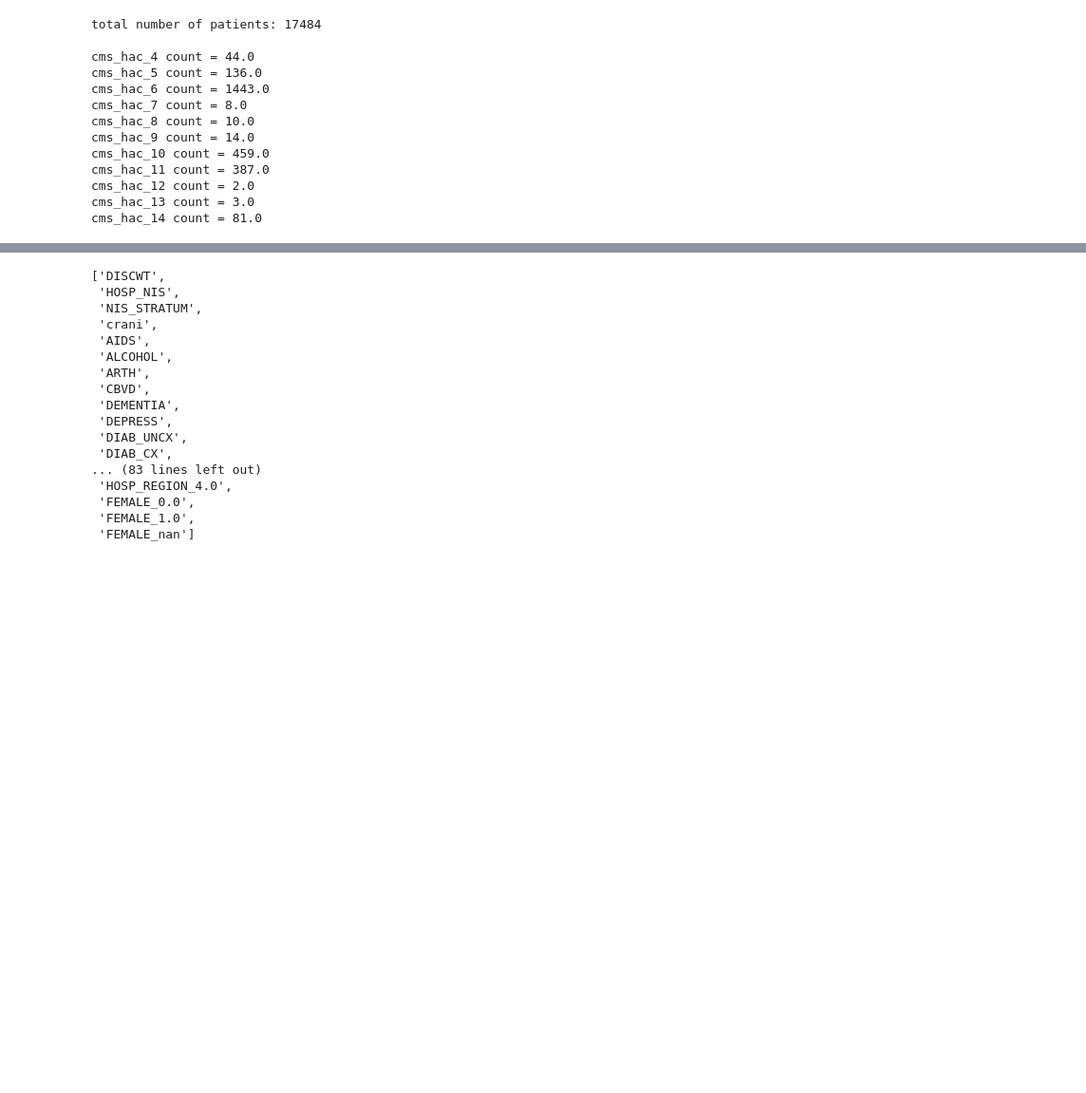
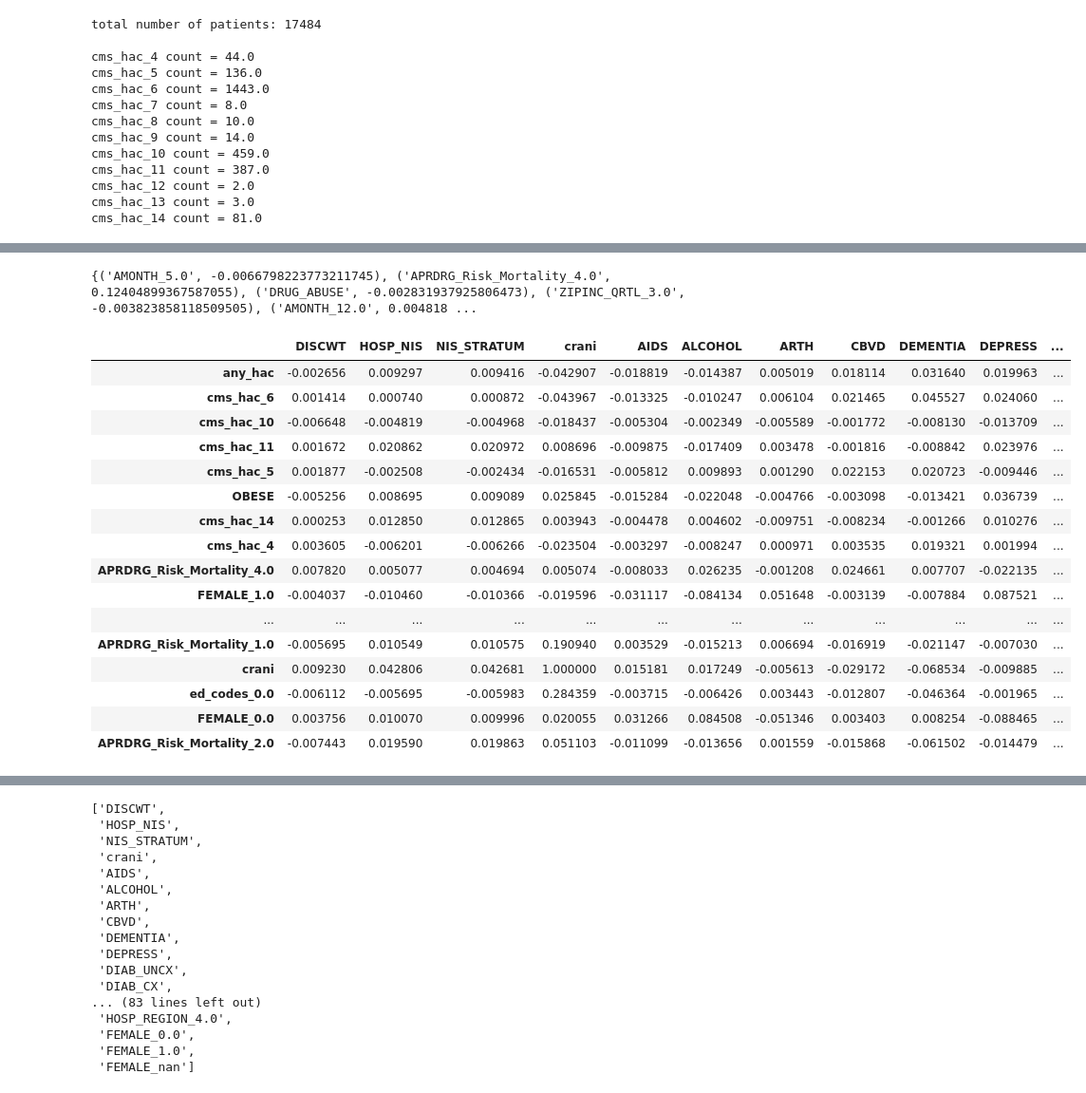
Before and after one commit to arge-7/NIS, a Jupyter notebook: edas_hac_all.ipynb, the cells around one changed output, grey strips where cells are left out. Shown at 95% size. Drawn from its saved outputs; the diff is of its cells as text; code cells hidden in the pictures; blank space fills up the shorter version.

```diff
--- a/edas_hac_all.ipynb
+++ b/edas_hac_all.ipynb
@@ -72,0 +75,4 @@ sns.despine(fig=g.fig, left=True)
+# %%
+print(set(z))
+# %% [output]
+{('AMONTH_5.0', -0.0066798223773211745), ('APRDRG_Risk_Mortality_4.0', 0.12404899367587055), ('DRUG_ABUSE', -0.002831937925806473), ('ZIPINC_QRTL_3.0', -0.003823858118509505), ('AMONTH_12.0', 0.004818 ...
@@ -72,0 +81,20 @@ sns.despine(fig=g.fig, left=True)
+# %%
+df_corr
+# %% [output]
+|  | DISCWT | HOSP_NIS | NIS_STRATUM | crani | AIDS | ALCOHOL | ARTH | CBVD | DEMENTIA | DEPRESS | ... |
+| any_hac | -0.002656 | 0.009297 | 0.009416 | -0.042907 | -0.018819 | -0.014387 | 0.005019 | 0.018114 | 0.031640 | 0.019963 | ... |
+| cms_hac_6 | 0.001414 | 0.000740 | 0.000872 | -0.043967 | -0.013325 | -0.010247 | 0.006104 | 0.021465 | 0.045527 | 0.024060 | ... |
+| cms_hac_10 | -0.006648 | -0.004819 | -0.004968 | -0.018437 | -0.005304 | -0.002349 | -0.005589 | -0.001772 | -0.008130 | -0.013709 | ... |
+| cms_hac_11 | 0.001672 | 0.020862 | 0.020972 | 0.008696 | -0.009875 | -0.017409 | 0.003478 | -0.001816 | -0.008842 | 0.023976 | ... |
+| cms_hac_5 | 0.001877 | -0.002508 | -0.002434 | -0.016531 | -0.005812 | 0.009893 | 0.001290 | 0.022153 | 0.020723 | -0.009446 | ... |
+| OBESE | -0.005256 | 0.008695 | 0.009089 | 0.025845 | -0.015284 | -0.022048 | -0.004766 | -0.003098 | -0.013421 | 0.036739 | ... |
+| cms_hac_14 | 0.000253 | 0.012850 | 0.012865 | 0.003943 | -0.004478 | 0.004602 | -0.009751 | -0.008234 | -0.001266 | 0.010276 | ... |
+| cms_hac_4 | 0.003605 | -0.006201 | -0.006266 | -0.023504 | -0.003297 | -0.008247 | 0.000971 | 0.003535 | 0.019321 | 0.001994 | ... |
+| APRDRG_Risk_Mortality_4.0 | 0.007820 | 0.005077 | 0.004694 | 0.005074 | -0.008033 | 0.026235 | -0.001208 | 0.024661 | 0.007707 | -0.022135 | ... |
+| FEMALE_1.0 | -0.004037 | -0.010460 | -0.010366 | -0.019596 | -0.031117 | -0.084134 | 0.051648 | -0.003139 | -0.007884 | 0.087521 | ... |
+| ... | ... | ... | ... | ... | ... | ... | ... | ... | ... | ... | ... |
+| APRDRG_Risk_Mortality_1.0 | -0.005695 | 0.010549 | 0.010575 | 0.190940 | 0.003529 | -0.015213 | 0.006694 | -0.016919 | -0.021147 | -0.007030 | ... |
+| crani | 0.009230 | 0.042806 | 0.042681 | 1.000000 | 0.015181 | 0.017249 | -0.005613 | -0.029172 | -0.068534 | -0.009885 | ... |
+| ed_codes_0.0 | -0.006112 | -0.005695 | -0.005983 | 0.284359 | -0.003715 | -0.006426 | 0.003443 | -0.012807 | -0.046364 | -0.001965 | ... |
+| FEMALE_0.0 | 0.003756 | 0.010070 | 0.009996 | 0.020055 | 0.031266 | 0.084508 | -0.051346 | 0.003403 | 0.008254 | -0.088465 | ... |
+| APRDRG_Risk_Mortality_2.0 | -0.007443 | 0.019590 | 0.019863 | 0.051103 | -0.011099 | -0.013656 | 0.001559 | -0.015868 | -0.061502 | -0.014479 | ... |
```
Also changed, not shown: parts of 6 cells of this notebook, 2 other files.
